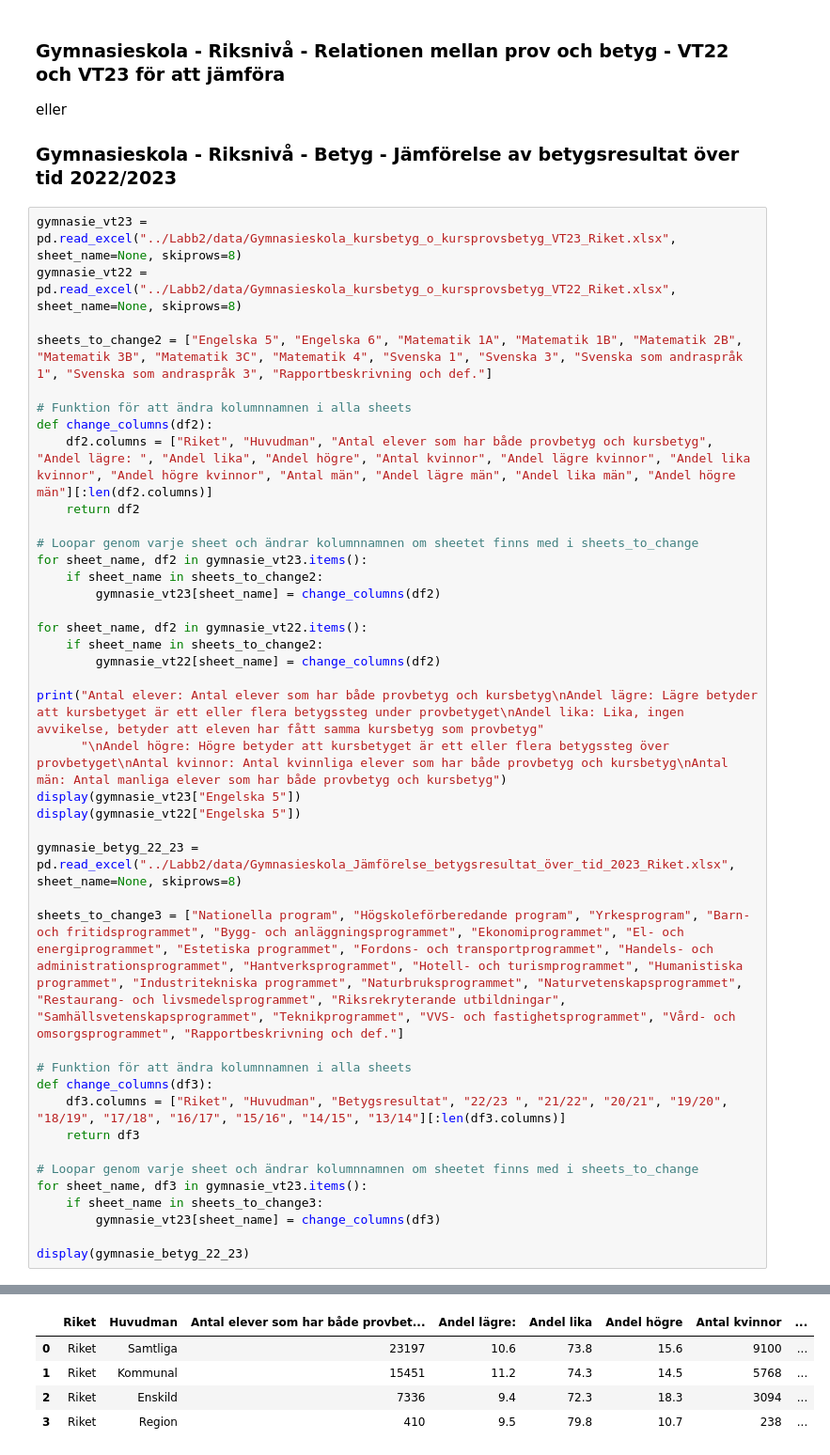
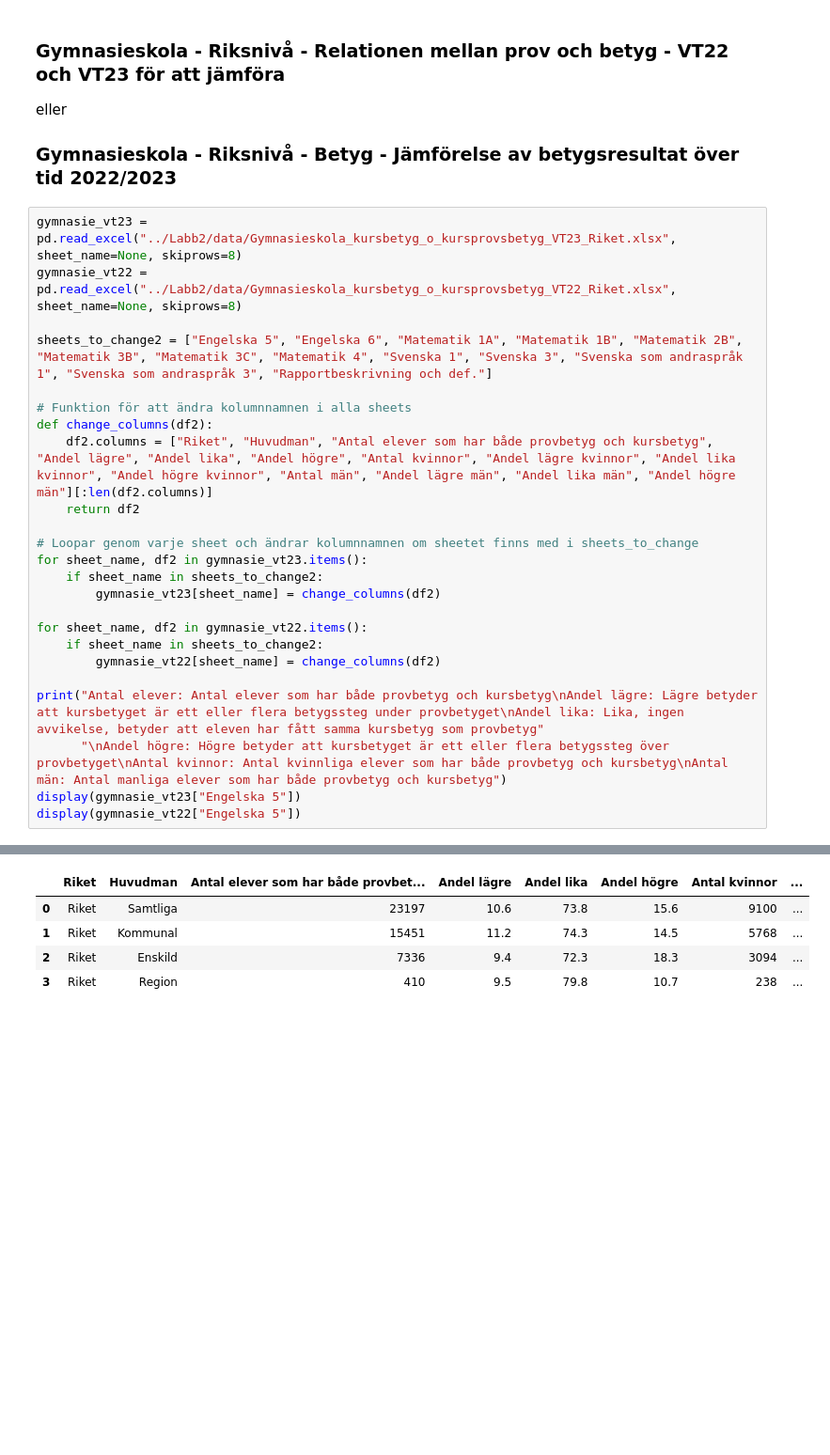
Before and after one commit to SandraAnder/Python-Sandra-Andersson-OPA23, a Jupyter notebook: Labb2/Laboration2_.ipynb, the cells around one changed output, grey strips where cells are left out. Shown at 94% size. Saved outputs shown, nothing was run; the diff lists cells and outputs as text; blank space fills up the shorter version.

```diff
--- a/Labb2/Laboration2_.ipynb
+++ b/Labb2/Laboration2_.ipynb
@@ -558,51 +558,35 @@ eller
 # %%
 gymnasie_vt23 = pd.read_excel("../Labb2/data/Gymnasieskola_kursbetyg_o_kursprovsbetyg_VT23_Riket.xlsx", sheet_name=None, skiprows=8)
 gymnasie_vt22 = pd.read_excel("../Labb2/data/Gymnasieskola_kursbetyg_o_kursprovsbetyg_VT22_Riket.xlsx", sheet_name=None, skiprows=8)
 
 sheets_to_change2 = ["Engelska 5", "Engelska 6", "Matematik 1A", "Matematik 1B", "Matematik 2B", "Matematik 3B", "Matematik 3C", "Matematik 4", "Svenska 1", "Svenska 3", "Svenska som andraspråk 1", "Svenska som andraspråk 3", "Rapportbeskrivning och def."]
 
 # Funktion för att ändra kolumnnamnen i alla sheets
 def change_columns(df2):
-    df2.columns = ["Riket", "Huvudman", "Antal elever som har både provbetyg och kursbetyg", "Andel lägre: ", "Andel lika", "Andel högre", "Antal kvinnor", "Andel lägre kvinnor", "Andel lika kvinnor", "Andel högre kvinnor", "Antal män", "Andel lägre män", "Andel lika män", "Andel högre män"][:len(df2.columns)]
+    df2.columns = ["Riket", "Huvudman", "Antal elever som har både provbetyg och kursbetyg", "Andel lägre", "Andel lika", "Andel högre", "Antal kvinnor", "Andel lägre kvinnor", "Andel lika kvinnor", "Andel högre kvinnor", "Antal män", "Andel lägre män", "Andel lika män", "Andel högre män"][:len(df2.columns)]
     return df2
 
 # Loopar genom varje sheet och ändrar kolumnnamnen om sheetet finns med i sheets_to_change
 for sheet_name, df2 in gymnasie_vt23.items():
     if sheet_name in sheets_to_change2:
         gymnasie_vt23[sheet_name] = change_columns(df2)
 
 for sheet_name, df2 in gymnasie_vt22.items():
     if sheet_name in sheets_to_change2:
         gymnasie_vt22[sheet_name] = change_columns(df2)
 
 print("Antal elever: Antal elever som har både provbetyg och kursbetyg\nAndel lägre: Lägre betyder att kursbetyget är ett eller flera betygssteg under provbetyget\nAndel lika: Lika, ingen avvikelse, betyder att eleven har fått samma kursbetyg som provbetyg"
       "\nAndel högre: Högre betyder att kursbetyget är ett eller flera betygssteg över provbetyget\nAntal kvinnor: Antal kvinnliga elever som har både provbetyg och kursbetyg\nAntal män: Antal manliga elever som har både provbetyg och kursbetyg")
 display(gymnasie_vt23["Engelska 5"])
 display(gymnasie_vt22["Engelska 5"])
-
-gymnasie_betyg_22_23 = pd.read_excel("../Labb2/data/Gymnasieskola_Jämförelse_betygsresultat_över_tid_2023_Riket.xlsx", sheet_name=None, skiprows=8)
-
-sheets_to_change3 = ["Nationella program", "Högskoleförberedande program", "Yrkesprogram", "Barn- och fritidsprogrammet", "Bygg- och anläggningsprogrammet", "Ekonomiprogrammet", "El- och energiprogrammet", "Estetiska programmet", "Fordons- och transportprogrammet", "Handels- och administrationsprogrammet", "Hantverksprogrammet", "Hotell- och turismprogrammet", "Humanistiska programmet", "Industritekniska programmet", "Naturbruksprogrammet", "Naturvetenskapsprogrammet", "Restaurang- och livsmedelsprogrammet", "Riksrekryterande utbildningar", "Samhällsvetenskapsprogrammet", "Teknikprogrammet", "VVS- och fastighetsprogrammet", "Vård- och omsorgsprogrammet", "Rapportbeskrivning och def."]
-
-# Funktion för att ändra kolumnnamnen i alla sheets
-def change_columns(df3):
-    df3.columns = ["Riket", "Huvudman", "Betygsresultat", "22/23 ", "21/22", "20/21", "19/20", "18/19", "17/18", "16/17", "15/16", "14/15", "13/14"][:len(df3.columns)]
-    return df3
-
-# Loopar genom varje sheet och ändrar kolumnnamnen om sheetet finns med i sheets_to_change
-for sheet_name, df3 in gymnasie_vt23.items():
-    if sheet_name in sheets_to_change3:
-        gymnasie_vt23[sheet_name] = change_columns(df3)
-
-display(gymnasie_betyg_22_23)
 # %% [output]
 Antal elever: Antal elever som har både provbetyg och kursbetyg
 Andel lägre: Lägre betyder att kursbetyget är ett eller flera betygssteg under provbetyget
 Andel lika: Lika, ingen avvikelse, betyder att eleven har fått samma kursbetyg som provbetyg
 Andel högre: Högre betyder att kursbetyget är ett eller flera betygssteg över provbetyget
 Antal kvinnor: Antal kvinnliga elever som har både provbetyg och kursbetyg
 Antal män: Antal manliga elever som har både provbetyg och kursbetyg
-|  | Riket | Huvudman | Antal elever som har både provbet... | Andel lägre: | Andel lika | Andel högre | Antal kvinnor | ... |
+|  | Riket | Huvudman | Antal elever som har både provbet... | Andel lägre | Andel lika | Andel högre | Antal kvinnor | ... |
 | 0 | Riket | Samtliga | 23197 | 10.6 | 73.8 | 15.6 | 9100 | ... |
 | 1 | Riket | Kommunal | 15451 | 11.2 | 74.3 | 14.5 | 5768 | ... |
 | 2 | Riket | Enskild | 7336 | 9.4 | 72.3 | 18.3 | 3094 | ... |
```
Also changed, not shown: parts of 7 cells of this notebook.
